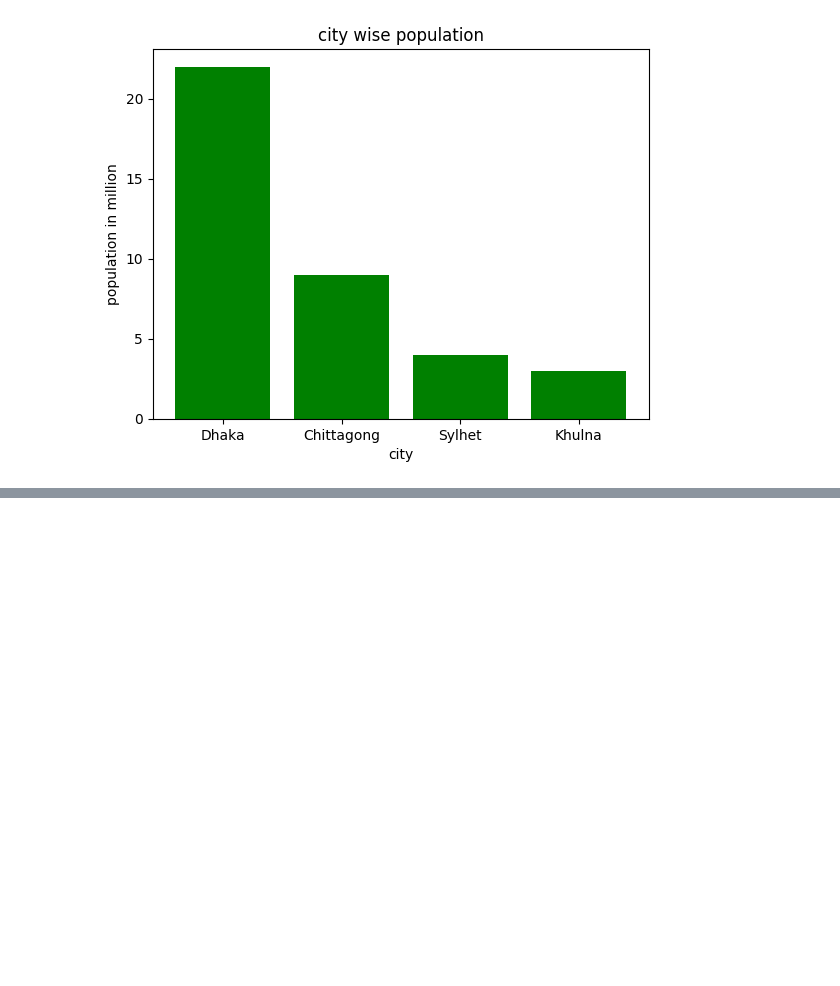
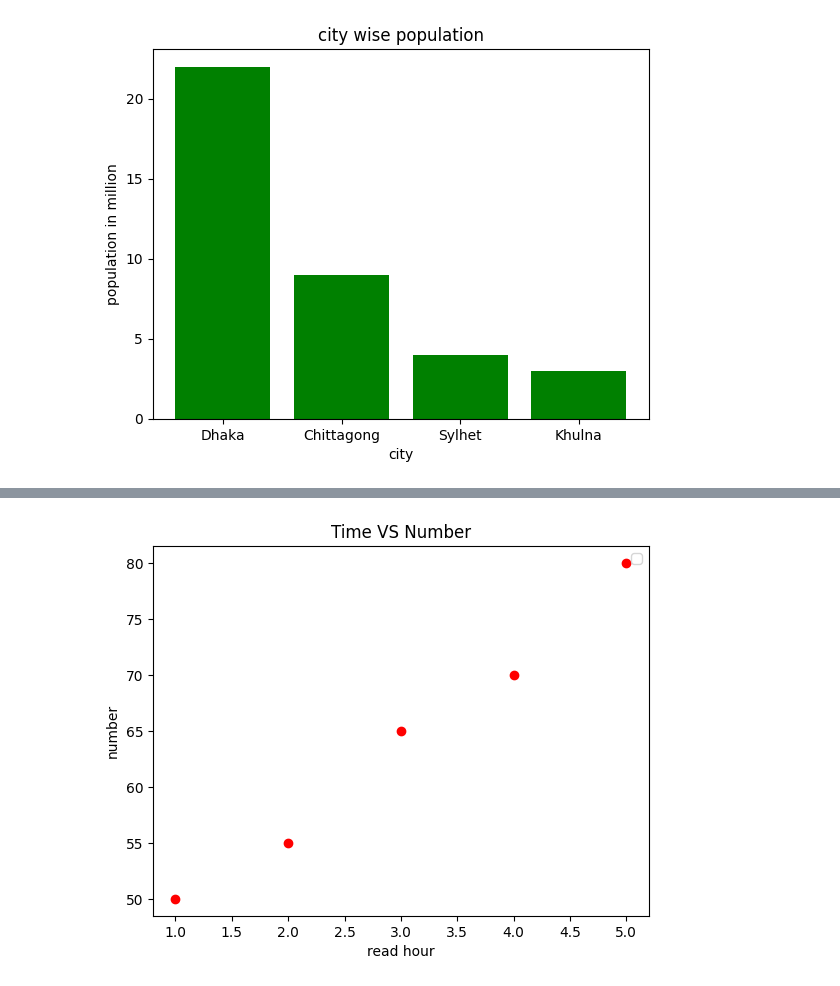
Before and after one commit to K-REDWAN/DATA-SCIENCE-JOURNEY, a Jupyter notebook: Visual.ipynb, the cells around one changed output, grey strips where cells are left out. Saved outputs shown, nothing was run; the diff lists cells and outputs as text; code cells hidden in the pictures; blank space fills up the shorter version.

```diff
--- a/Visual.ipynb
+++ b/Visual.ipynb
@@ -39,0 +54,13 @@ plt.show()
+# %%
+import matplotlib.pyplot as plt
+study_hours = [1, 2, 3, 4, 5]
+exam_score = [50, 55, 65, 70, 80]
+
+plt.scatter(study_hours, exam_score, color="red")
+plt.title("Time VS Number")
+plt.xlabel("read hour")
+plt.ylabel("number")
+plt.legend()
+plt.show()
+# %% [output]
+[figure, added]
```
Also changed, not shown: parts of 5 cells of this notebook.
